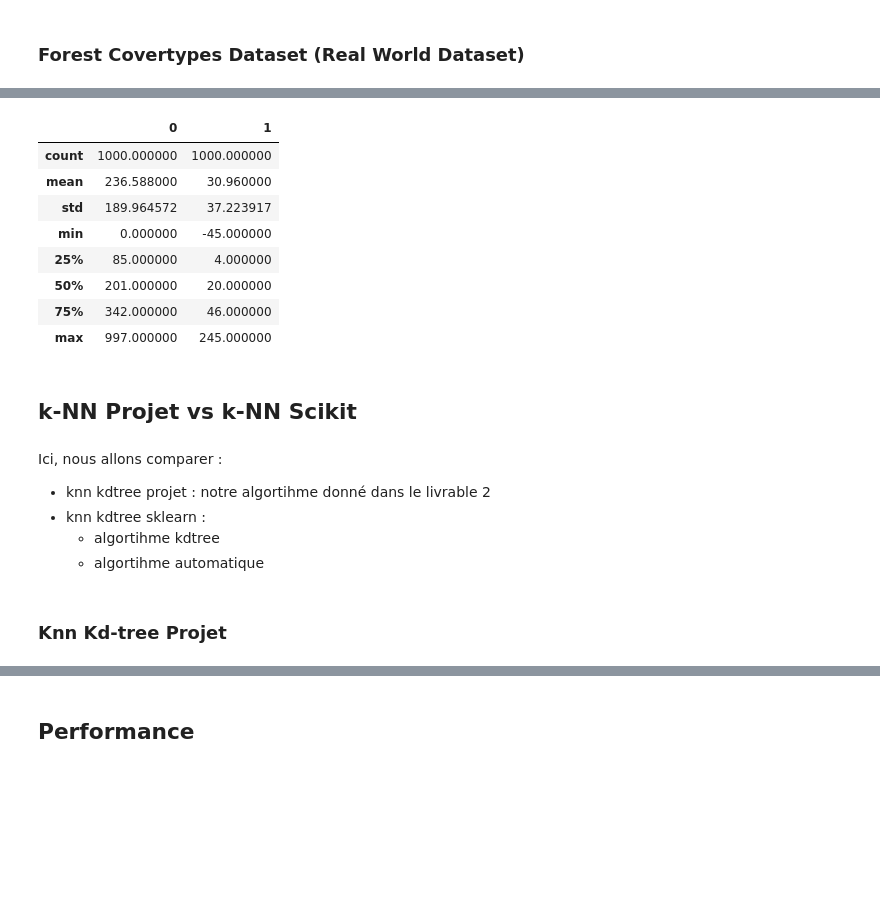
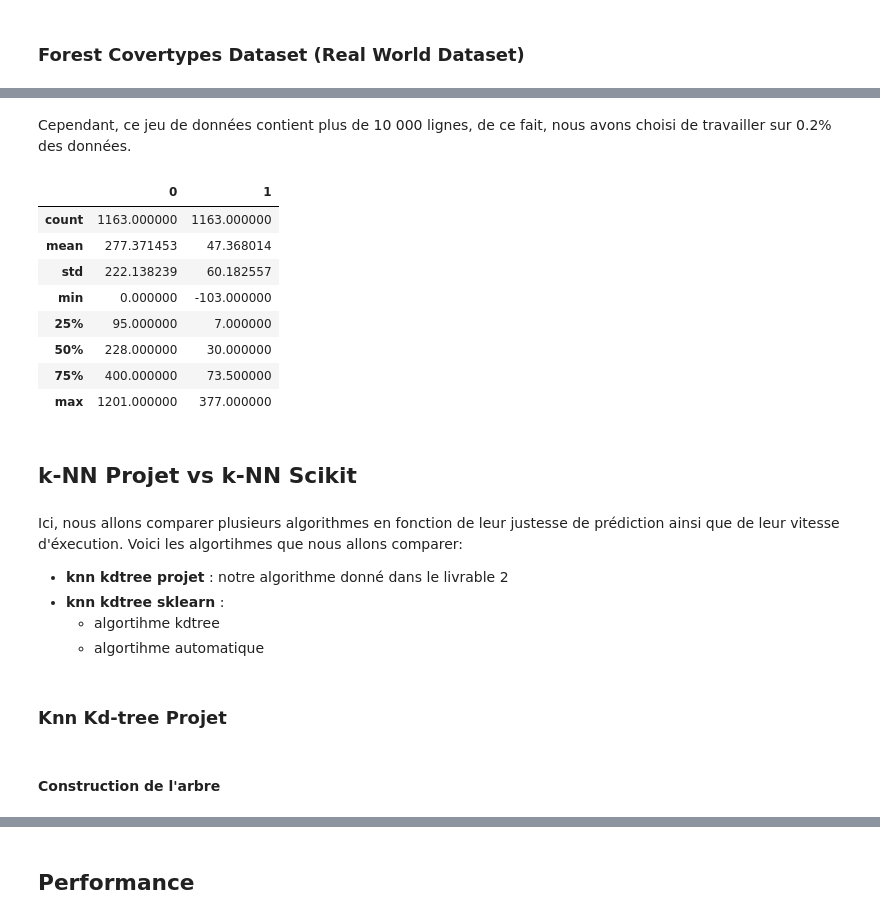
Before and after one commit to hibiga/KNN, a Jupyter notebook: L3.ipynb, the cells around one changed output, grey strips where cells are left out. Cells and saved outputs as stored; diff of their text form; code cells hidden in the pictures; blank space fills up the shorter version.

```diff
--- a/L3.ipynb
+++ b/L3.ipynb
@@ -151,31 +186,34 @@ forest_corr.corr()
+# %% [markdown]
+Cependant, ce jeu de données contient plus de 10 000 lignes, de ce fait, nous avons choisi de travailler sur 0.2% des données.
 # %%
-forest_data = forest.data[:, [3, 4]].tolist()
+x, forest_data, y, forest_target = train_test_split(forest.data, forest.target, test_size=0.002, random_state=0, stratify=forest.target)
+forest_data = forest_data[:, [3, 4]].tolist()
 forest_data_len = len(forest_data)
-forest_data = forest_data[:1000]
-forest_target = forest.target
-forest_target = forest_target[:1000]
 df_forest = pd.DataFrame(forest_data)
 df_forest.describe()
 # %% [output]
 |  | 0 | 1 |
-| count | 1000.000000 | 1000.000000 |
-| mean | 236.588000 | 30.960000 |
-| std | 189.964572 | 37.223917 |
-| min | 0.000000 | -45.000000 |
-| 25% | 85.000000 | 4.000000 |
-| 50% | 201.000000 | 20.000000 |
-| 75% | 342.000000 | 46.000000 |
-| max | 997.000000 | 245.000000 |
+| count | 1163.000000 | 1163.000000 |
+| mean | 277.371453 | 47.368014 |
+| std | 222.138239 | 60.182557 |
+| min | 0.000000 | -103.000000 |
+| 25% | 95.000000 | 7.000000 |
+| 50% | 228.000000 | 30.000000 |
+| 75% | 400.000000 | 73.500000 |
+| max | 1201.000000 | 377.000000 |
 # %% [markdown]
 ## k-NN Projet vs k-NN Scikit
 # %% [markdown]
-Ici, nous allons comparer :
-- knn kdtree projet : notre algortihme donné dans le livrable 2
-- knn kdtree sklearn :
+Ici, nous allons comparer plusieurs algorithmes en fonction de leur justesse de prédiction ainsi que de leur vitesse d'éxecution.
+Voici les algortihmes que nous allons comparer:
+- **knn kdtree projet** : notre algorithme donné dans le livrable 2
+- **knn kdtree sklearn** :
     - algortihme kdtree
     - algortihme automatique
 # %% [markdown]
 ### Knn Kd-tree Projet
+# %% [markdown]
+#### Construction de l'arbre
 # %%
 def gen_kd_tree(data: list, col_index=0):
     next_col_index = 1 if col_index == 0 else 0
```
Also changed, not shown: parts of 28 cells of this notebook.
